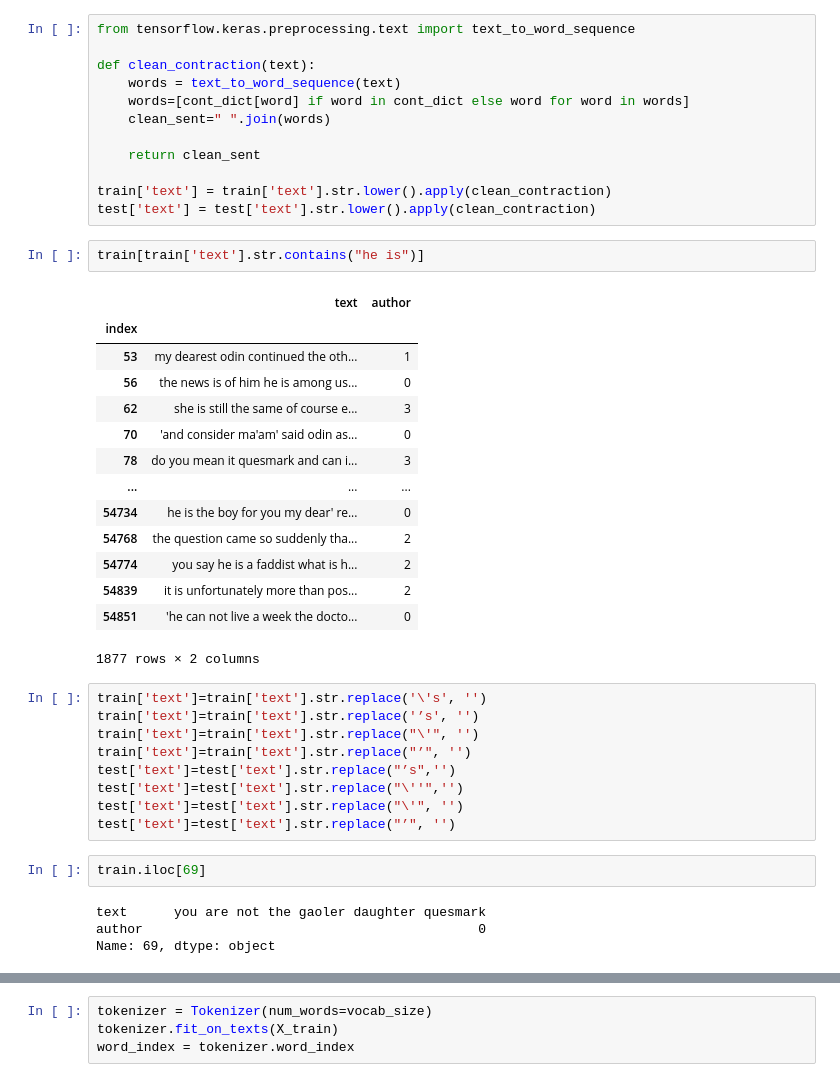
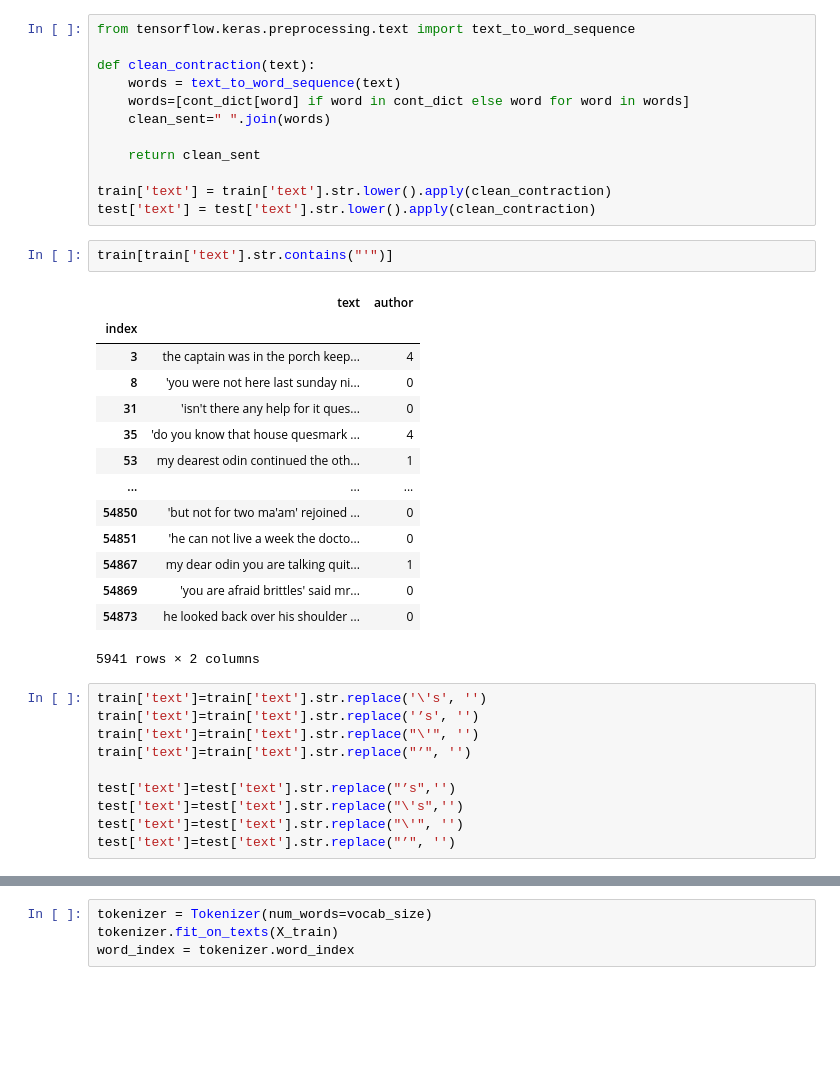
Before and after one commit to cksgnlcjswo/dku_dacon, a Jupyter notebook: 기말대회/attention.ipynb, the cells around one changed output, grey strips where cells are left out. Cells and saved outputs as stored; diff of their text form; blank space fills up the shorter version.

```diff
--- a/기말대회/attention.ipynb
+++ b/기말대회/attention.ipynb
@@ -809,37 +786,32 @@ def clean_contraction(text):
 train['text'] = train['text'].str.lower().apply(clean_contraction)
 test['text'] = test['text'].str.lower().apply(clean_contraction)
 # %%
-train[train['text'].str.contains("he is")]
+train[train['text'].str.contains("'")]
 # %% [output]
 |  | text | author |
 | index |  |  |
+| 3 | the captain was in the porch keep... | 4 |
+| 8 | 'you were not here last sunday ni... | 0 |
+| 31 | 'isn't there any help for it ques... | 0 |
+| 35 | 'do you know that house quesmark ... | 4 |
 | 53 | my dearest odin continued the oth... | 1 |
-| 56 | the news is of him he is among us... | 0 |
-| 62 | she is still the same of course e... | 3 |
-| 70 | 'and consider ma'am' said odin as... | 0 |
-| 78 | do you mean it quesmark and can i... | 3 |
 | ... | ... | ... |
-| 54734 | he is the boy for you my dear' re... | 0 |
-| 54768 | the question came so suddenly tha... | 2 |
-| 54774 | you say he is a faddist what is h... | 2 |
-| 54839 | it is unfortunately more than pos... | 2 |
+| 54850 | 'but not for two ma'am' rejoined ... | 0 |
 | 54851 | 'he can not live a week the docto... | 0 |
+| 54867 | my dear odin you are talking quit... | 1 |
+| 54869 | 'you are afraid brittles' said mr... | 0 |
+| 54873 | he looked back over his shoulder ... | 0 |
-1877 rows × 2 columns
+5941 rows × 2 columns
 # %%
 train['text']=train['text'].str.replace('\'s', '')
 train['text']=train['text'].str.replace('’s', '')
 train['text']=train['text'].str.replace("\'", '')
 train['text']=train['text'].str.replace("’", '')
+
 test['text']=test['text'].str.replace("’s",'')
-test['text']=test['text'].str.replace("\''",'')
+test['text']=test['text'].str.replace("\'s",'')
 test['text']=test['text'].str.replace("\'", '')
 test['text']=test['text'].str.replace("’", '')
-# %%
-train.iloc[69]
-# %% [output]
-text      you are not the gaoler daughter quesmark
-author                                           0
-Name: 69, dtype: object
 # %%
 train['text']=train['text'].str.replace('á', '')
 train['text']=train['text'].str.replace('ä', '')
```
Also changed, not shown: parts of 11 cells of this notebook.
